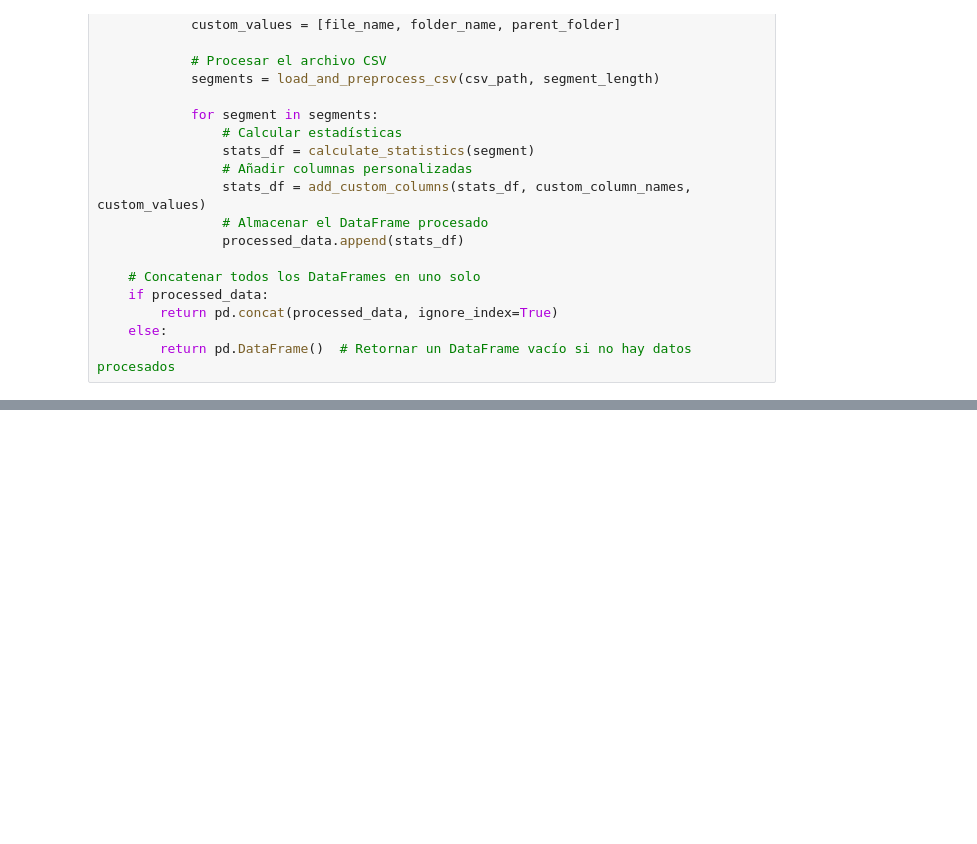
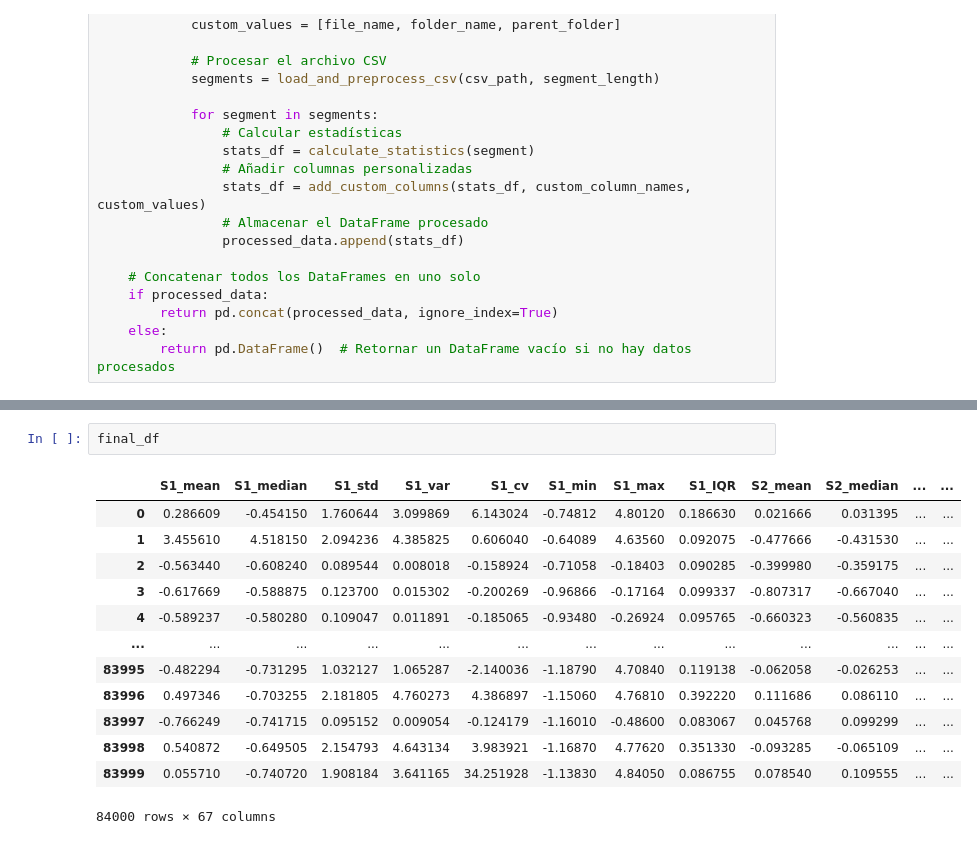
Before and after one commit to adriani94bil/Mantenimiento_Predictivo_PBL_grupo02, a Jupyter notebook: src/2_concatenar_csv.ipynb, the cells around one changed output, grey strips where cells are left out. Saved outputs shown, nothing was run; the diff lists cells and outputs as text; blank space fills up the shorter version.

```diff
--- a/src/2_concatenar_csv.ipynb
+++ b/src/2_concatenar_csv.ipynb
@@ -246,0 +290,16 @@ NameError: name 'process_csvs_in_directory' is not defined
+# %%
+final_df
+# %% [output]
+|  | S1_mean | S1_median | S1_std | S1_var | S1_cv | S1_min | S1_max | S1_IQR | S2_mean | S2_median | ... | ... |
+| 0 | 0.286609 | -0.454150 | 1.760644 | 3.099869 | 6.143024 | -0.74812 | 4.80120 | 0.186630 | 0.021666 | 0.031395 | ... | ... |
+| 1 | 3.455610 | 4.518150 | 2.094236 | 4.385825 | 0.606040 | -0.64089 | 4.63560 | 0.092075 | -0.477666 | -0.431530 | ... | ... |
+| 2 | -0.563440 | -0.608240 | 0.089544 | 0.008018 | -0.158924 | -0.71058 | -0.18403 | 0.090285 | -0.399980 | -0.359175 | ... | ... |
+| 3 | -0.617669 | -0.588875 | 0.123700 | 0.015302 | -0.200269 | -0.96866 | -0.17164 | 0.099337 | -0.807317 | -0.667040 | ... | ... |
+| 4 | -0.589237 | -0.580280 | 0.109047 | 0.011891 | -0.185065 | -0.93480 | -0.26924 | 0.095765 | -0.660323 | -0.560835 | ... | ... |
+| ... | ... | ... | ... | ... | ... | ... | ... | ... | ... | ... | ... | ... |
+| 83995 | -0.482294 | -0.731295 | 1.032127 | 1.065287 | -2.140036 | -1.18790 | 4.70840 | 0.119138 | -0.062058 | -0.026253 | ... | ... |
+| 83996 | 0.497346 | -0.703255 | 2.181805 | 4.760273 | 4.386897 | -1.15060 | 4.76810 | 0.392220 | 0.111686 | 0.086110 | ... | ... |
+| 83997 | -0.766249 | -0.741715 | 0.095152 | 0.009054 | -0.124179 | -1.16010 | -0.48600 | 0.083067 | 0.045768 | 0.099299 | ... | ... |
+| 83998 | 0.540872 | -0.649505 | 2.154793 | 4.643134 | 3.983921 | -1.16870 | 4.77620 | 0.351330 | -0.093285 | -0.065109 | ... | ... |
+| 83999 | 0.055710 | -0.740720 | 1.908184 | 3.641165 | 34.251928 | -1.13830 | 4.84050 | 0.086755 | 0.078540 | 0.109555 | ... | ... |
+84000 rows × 67 columns
```
Also changed, not shown: parts of 5 cells of this notebook, 3 other files.
